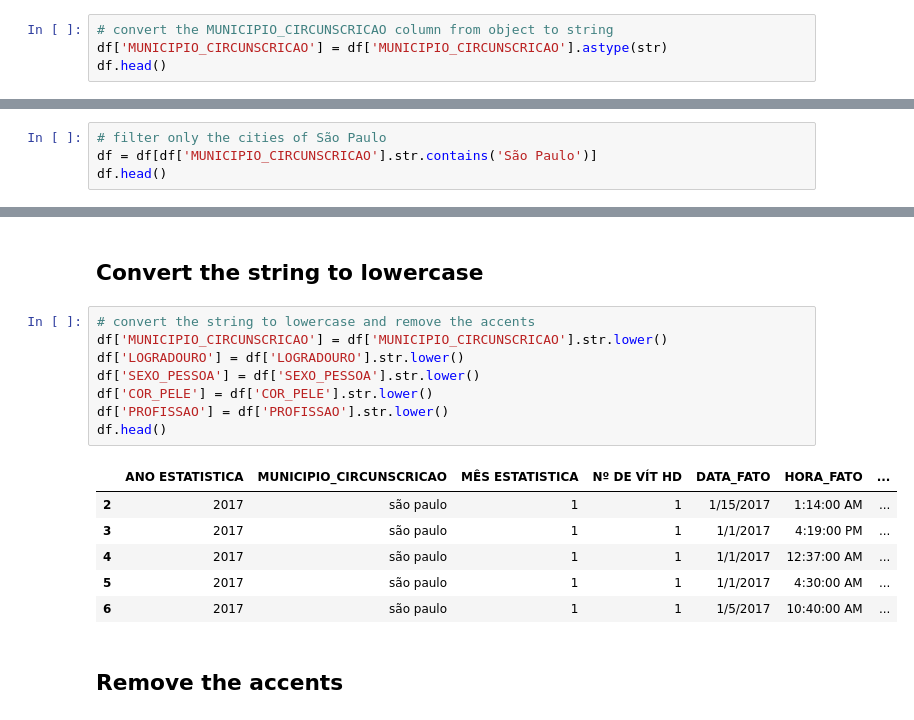
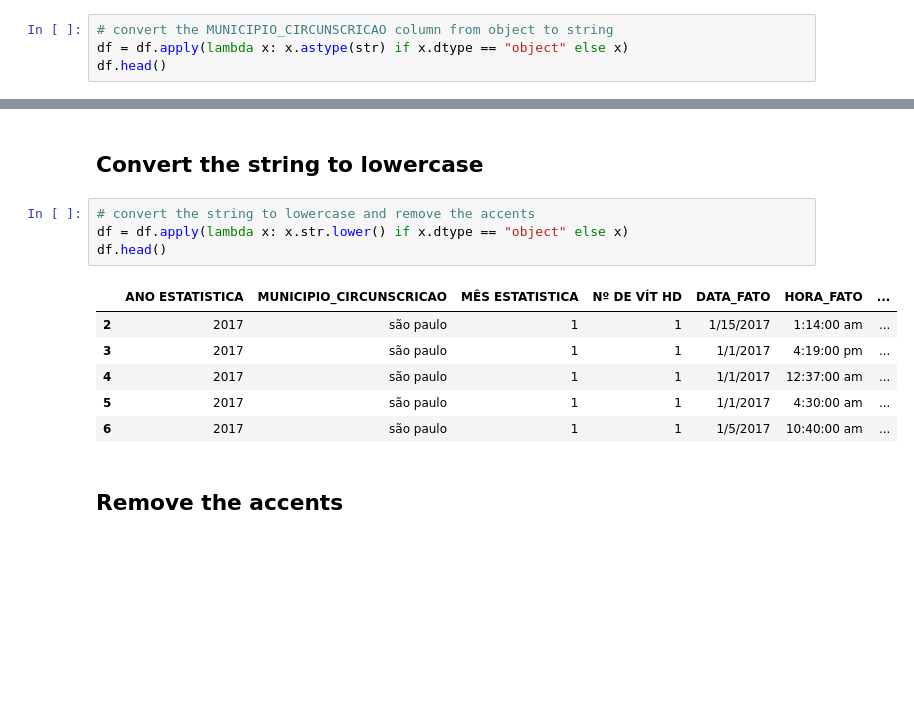
Before and after one commit to aSTRonuun/MachineLearning-2023-Vitor-Alves, a Jupyter notebook: 01-Exercices/02-Crime-Data-Analysis/Pre-processing-intentional-homicide-dataset.ipynb, the cells around one changed output, grey strips where cells are left out. Saved outputs shown, nothing was run; the diff lists cells and outputs as text; blank space fills up the shorter version.

```diff
--- a/01-Exercices/02-Crime-Data-Analysis/Pre-processing-intentional-homicide-dataset.ipynb
+++ b/01-Exercices/02-Crime-Data-Analysis/Pre-processing-intentional-homicide-dataset.ipynb
@@ -71,6 +71,6 @@ df.head()
 # %%
 # convert the MUNICIPIO_CIRCUNSCRICAO column from object to string
-df['MUNICIPIO_CIRCUNSCRICAO'] = df['MUNICIPIO_CIRCUNSCRICAO'].astype(str)
+df = df.apply(lambda x: x.astype(str) if x.dtype == "object" else x)
 df.head()
 # %% [output]
 |  | ANO ESTATISTICA | MUNICIPIO_CIRCUNSCRICAO | MÊS ESTATISTICA | Nº DE VÍT HD | DATA_FATO | HORA_FATO | ... |
@@ -84,4 +81,0 @@ df.head()
-# %%
-# filter only the cities of São Paulo
-df = df[df['MUNICIPIO_CIRCUNSCRICAO'].str.contains('São Paulo')]
-df.head()
@@ -96,18 +83,14 @@ df.head()
 ## Convert the string to lowercase
 # %%
 # convert the string to lowercase and remove the accents
-df['MUNICIPIO_CIRCUNSCRICAO'] = df['MUNICIPIO_CIRCUNSCRICAO'].str.lower()
-df['LOGRADOURO'] = df['LOGRADOURO'].str.lower()
-df['SEXO_PESSOA'] = df['SEXO_PESSOA'].str.lower()
-df['COR_PELE'] = df['COR_PELE'].str.lower()
-df['PROFISSAO'] = df['PROFISSAO'].str.lower()
+df = df.apply(lambda x: x.str.lower() if x.dtype == "object" else x)
 df.head()
 # %% [output]
 |  | ANO ESTATISTICA | MUNICIPIO_CIRCUNSCRICAO | MÊS ESTATISTICA | Nº DE VÍT HD | DATA_FATO | HORA_FATO | ... |
-| 2 | 2017 | são paulo | 1 | 1 | 1/15/2017 | 1:14:00 AM | ... |
-| 3 | 2017 | são paulo | 1 | 1 | 1/1/2017 | 4:19:00 PM | ... |
-| 4 | 2017 | são paulo | 1 | 1 | 1/1/2017 | 12:37:00 AM | ... |
-| 5 | 2017 | são paulo | 1 | 1 | 1/1/2017 | 4:30:00 AM | ... |
-| 6 | 2017 | são paulo | 1 | 1 | 1/5/2017 | 10:40:00 AM | ... |
+| 2 | 2017 | são paulo | 1 | 1 | 1/15/2017 | 1:14:00 am | ... |
+| 3 | 2017 | são paulo | 1 | 1 | 1/1/2017 | 4:19:00 pm | ... |
+| 4 | 2017 | são paulo | 1 | 1 | 1/1/2017 | 12:37:00 am | ... |
+| 5 | 2017 | são paulo | 1 | 1 | 1/1/2017 | 4:30:00 am | ... |
+| 6 | 2017 | são paulo | 1 | 1 | 1/5/2017 | 10:40:00 am | ... |
 # %% [markdown]
 ## Remove the accents
```
Also changed, not shown: parts of 33 cells of this notebook.
